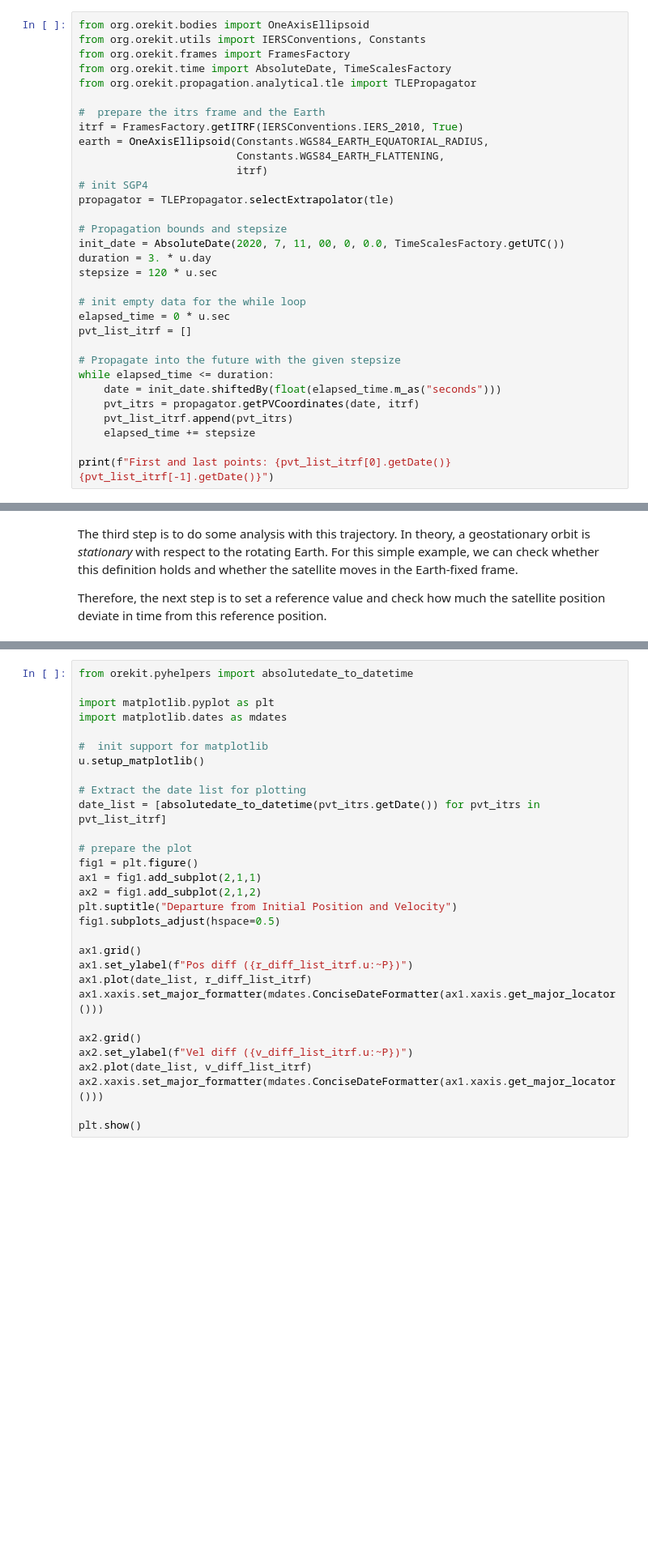
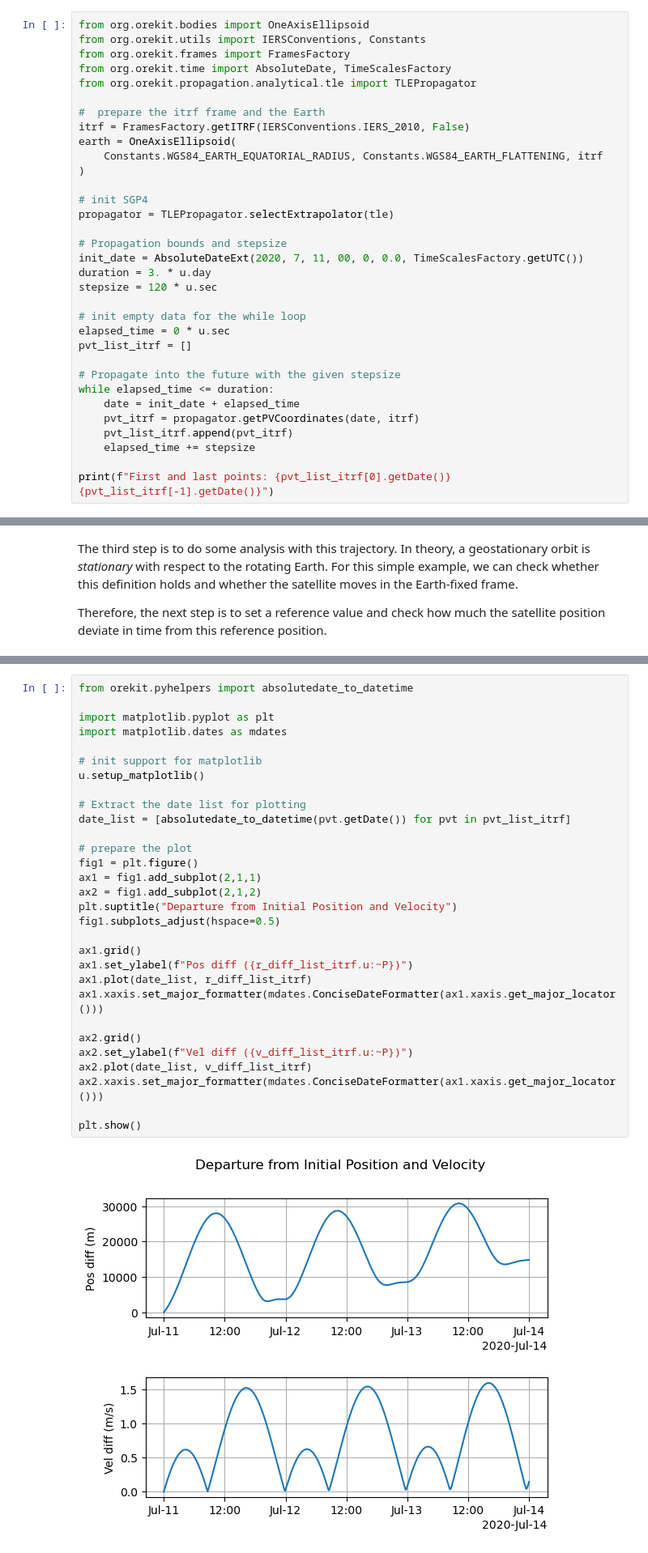
Before and after one commit to egemenimre/satkit, a Jupyter notebook: docs/tutorials/satkit_first_steps.ipynb, the cells around one changed output, grey strips where cells are left out. Shown at 81% size. Drawn from its saved outputs; the diff is of its cells as text; blank space fills up the shorter version.

```diff
--- a/docs/tutorials/satkit_first_steps.ipynb
+++ b/docs/tutorials/satkit_first_steps.ipynb
@@ -99,16 +91,17 @@ from org.orekit.frames import FramesFactory
 from org.orekit.time import AbsoluteDate, TimeScalesFactory
 from org.orekit.propagation.analytical.tle import TLEPropagator
 
-#  prepare the itrs frame and the Earth
-itrf = FramesFactory.getITRF(IERSConventions.IERS_2010, True)
-earth = OneAxisEllipsoid(Constants.WGS84_EARTH_EQUATORIAL_RADIUS,
-                         Constants.WGS84_EARTH_FLATTENING,
-                         itrf)
+#  prepare the itrf frame and the Earth
+itrf = FramesFactory.getITRF(IERSConventions.IERS_2010, False)
+earth = OneAxisEllipsoid(
+    Constants.WGS84_EARTH_EQUATORIAL_RADIUS, Constants.WGS84_EARTH_FLATTENING, itrf
+)
+
 # init SGP4
 propagator = TLEPropagator.selectExtrapolator(tle)
 
 # Propagation bounds and stepsize
-init_date = AbsoluteDate(2020, 7, 11, 00, 0, 0.0, TimeScalesFactory.getUTC())
+init_date = AbsoluteDateExt(2020, 7, 11, 00, 0, 0.0, TimeScalesFactory.getUTC())
 duration = 3. * u.day
 stepsize = 120 * u.sec
 
@@ -118,9 +111,9 @@ pvt_list_itrf = []
 
 # Propagate into the future with the given stepsize
 while elapsed_time <= duration:
-    date = init_date.shiftedBy(float(elapsed_time.m_as("seconds")))
-    pvt_itrs = propagator.getPVCoordinates(date, itrf)
-    pvt_list_itrf.append(pvt_itrs)
+    date = init_date + elapsed_time
+    pvt_itrf = propagator.getPVCoordinates(date, itrf)
+    pvt_list_itrf.append(pvt_itrf)
     elapsed_time += stepsize
 
 print(f"First and last points: {pvt_list_itrf[0].getDate()} {pvt_list_itrf[-1].getDate()}")
@@ -148,33 +146,35 @@ Note that we need to initialise the `pint` units support to `matplotlib`. The re
 # %%
 from orekit.pyhelpers import absolutedate_to_datetime
 
 import matplotlib.pyplot as plt
 import matplotlib.dates as mdates
 
-#  init support for matplotlib
+# init support for matplotlib
 u.setup_matplotlib()
 
 # Extract the date list for plotting
-date_list = [absolutedate_to_datetime(pvt_itrs.getDate()) for pvt_itrs in pvt_list_itrf]
+date_list = [absolutedate_to_datetime(pvt.getDate()) for pvt in pvt_list_itrf]
 
 # prepare the plot
 fig1 = plt.figure()
 ax1 = fig1.add_subplot(2,1,1)
 ax2 = fig1.add_subplot(2,1,2)
 plt.suptitle("Departure from Initial Position and Velocity")
 fig1.subplots_adjust(hspace=0.5)
 
 ax1.grid()
 ax1.set_ylabel(f"Pos diff ({r_diff_list_itrf.u:~P})")
 ax1.plot(date_list, r_diff_list_itrf)
 ax1.xaxis.set_major_formatter(mdates.ConciseDateFormatter(ax1.xaxis.get_major_locator()))
 
 ax2.grid()
 ax2.set_ylabel(f"Vel diff ({v_diff_list_itrf.u:~P})")
 ax2.plot(date_list, v_diff_list_itrf)
 ax2.xaxis.set_major_formatter(mdates.ConciseDateFormatter(ax1.xaxis.get_major_locator()))
 
 plt.show()
+# %% [output]
+[figure, added]
 # %% [markdown]
 The results show a periodic motion with respect to the initial point, as well as a linear departure.
 
```
Also changed, not shown: parts of 11 cells of this notebook.
